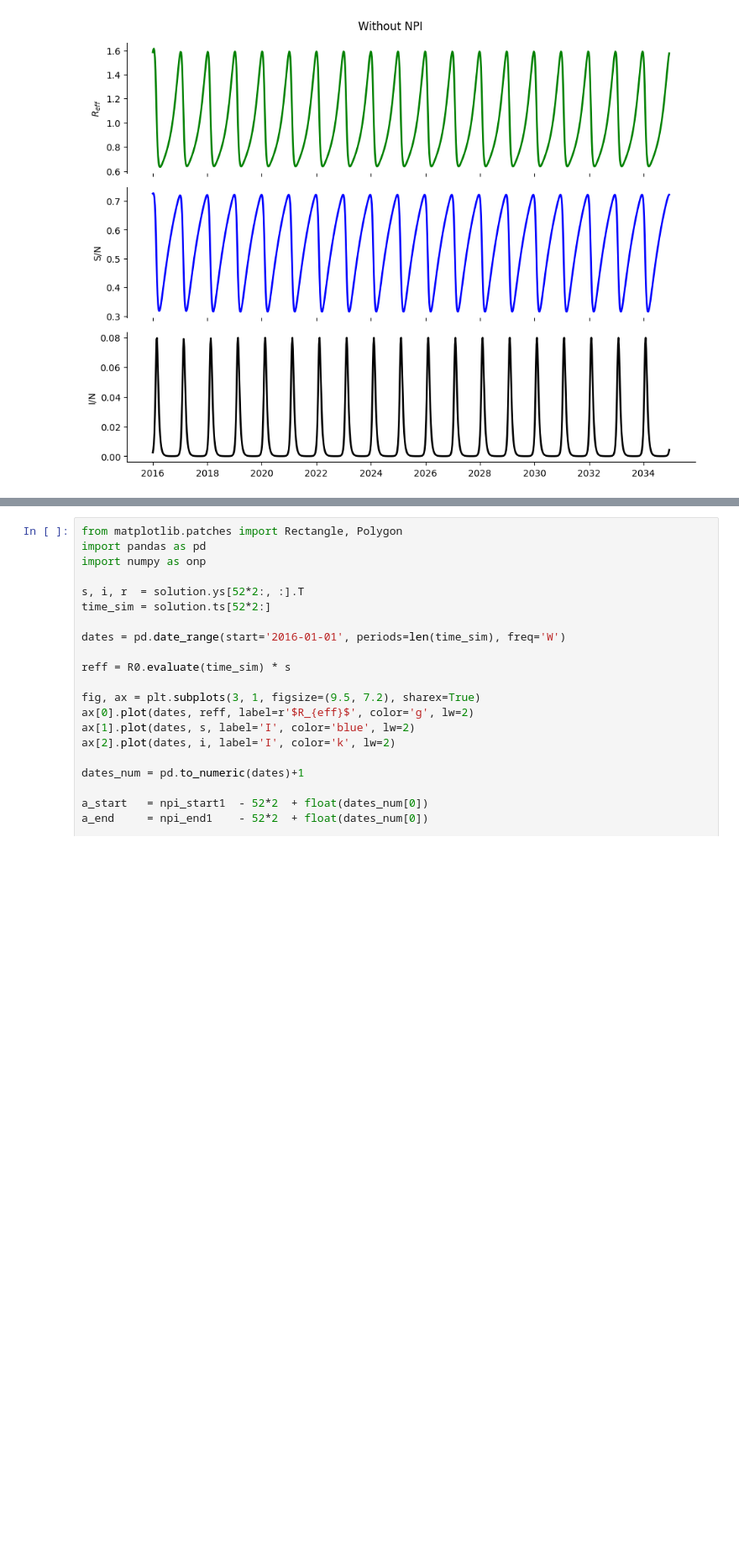
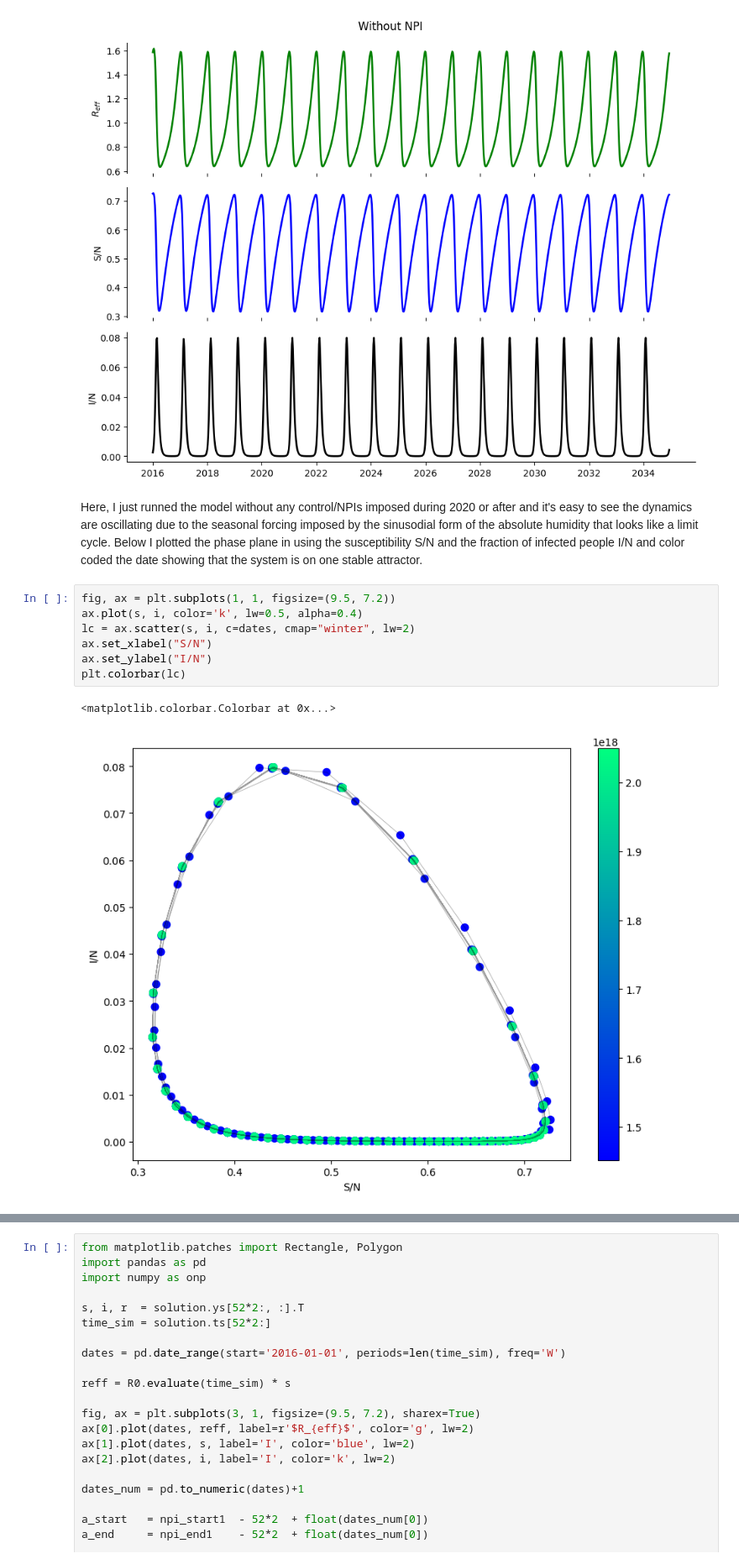
Before and after one commit to ChaosDonkey06/replicated_papers, a Jupyter notebook: 01.ipynb, the cells around one changed output, grey strips where cells are left out. Shown at 84% size. Drawn from its saved outputs; the diff is of its cells as text; blank space fills up the shorter version.

```diff
--- a/01.ipynb
+++ b/01.ipynb
@@ -79,6 +79,19 @@ plt.suptitle("Without NPI")
 plt.tight_layout()
 # %% [output]
 [figure]
+# %% [markdown]
+Here, I just runned the model without any control/NPIs imposed during 2020 or after and it's easy to see the dynamics are oscillating due to the seasonal forcing imposed by the sinusodial form of the absolute humidity that looks like a limit cycle.
+Below I plotted the phase plane in using the susceptibility S/N and the fraction of infected people I/N and color coded the date showing that the system is on one stable attractor.
+# %%
+fig, ax = plt.subplots(1, 1, figsize=(9.5, 7.2))
+ax.plot(s, i, color='k', lw=0.5, alpha=0.4)
+lc = ax.scatter(s, i, c=dates, cmap="winter", lw=2)
+ax.set_xlabel("S/N")
+ax.set_ylabel("I/N")
+plt.colorbar(lc)
+# %% [output]
+<matplotlib.colorbar.Colorbar at 0x...>
+[figure, added]
 # %%
 # adding NPIs
 
```
Also changed, not shown: parts of 5 cells of this notebook.
